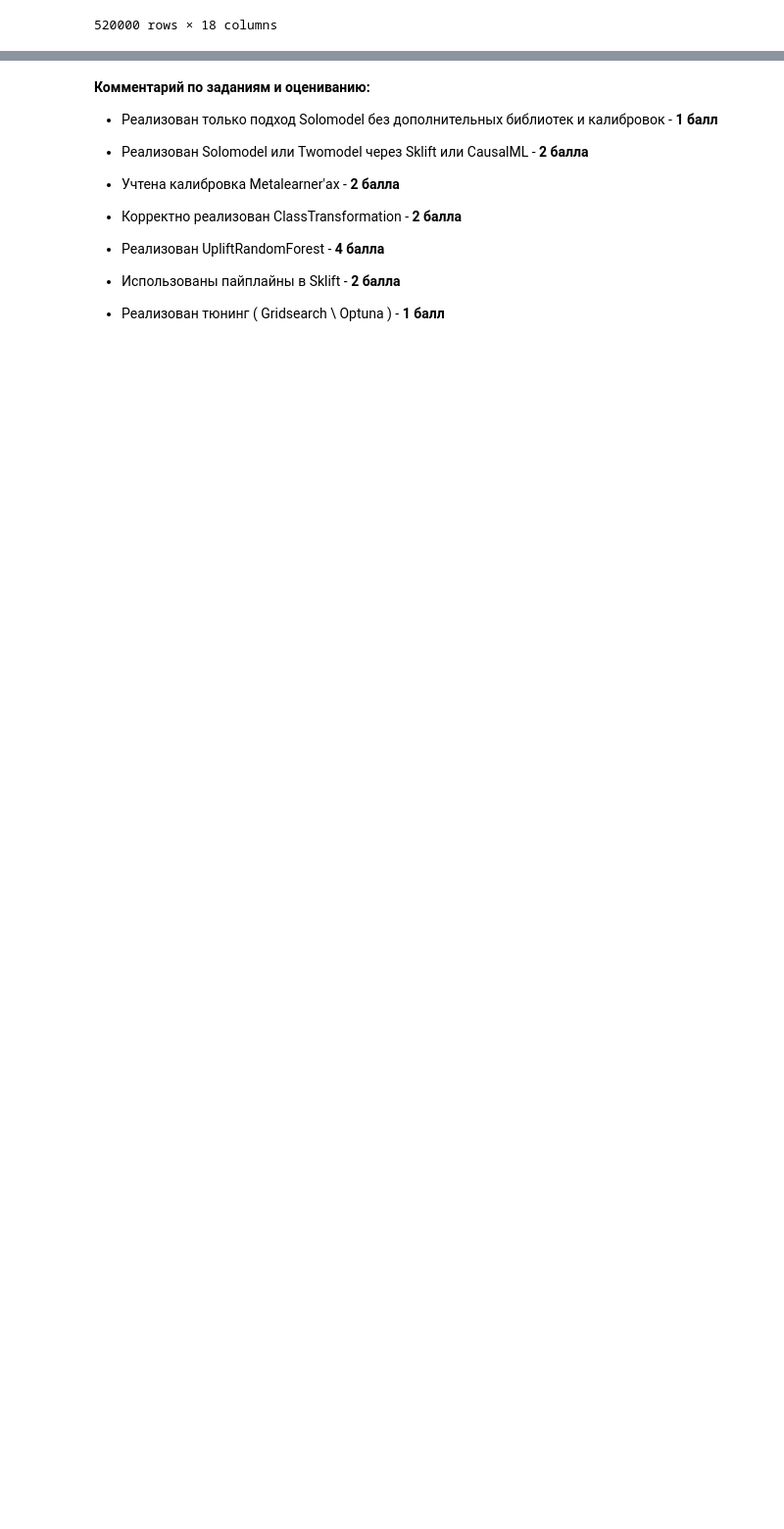
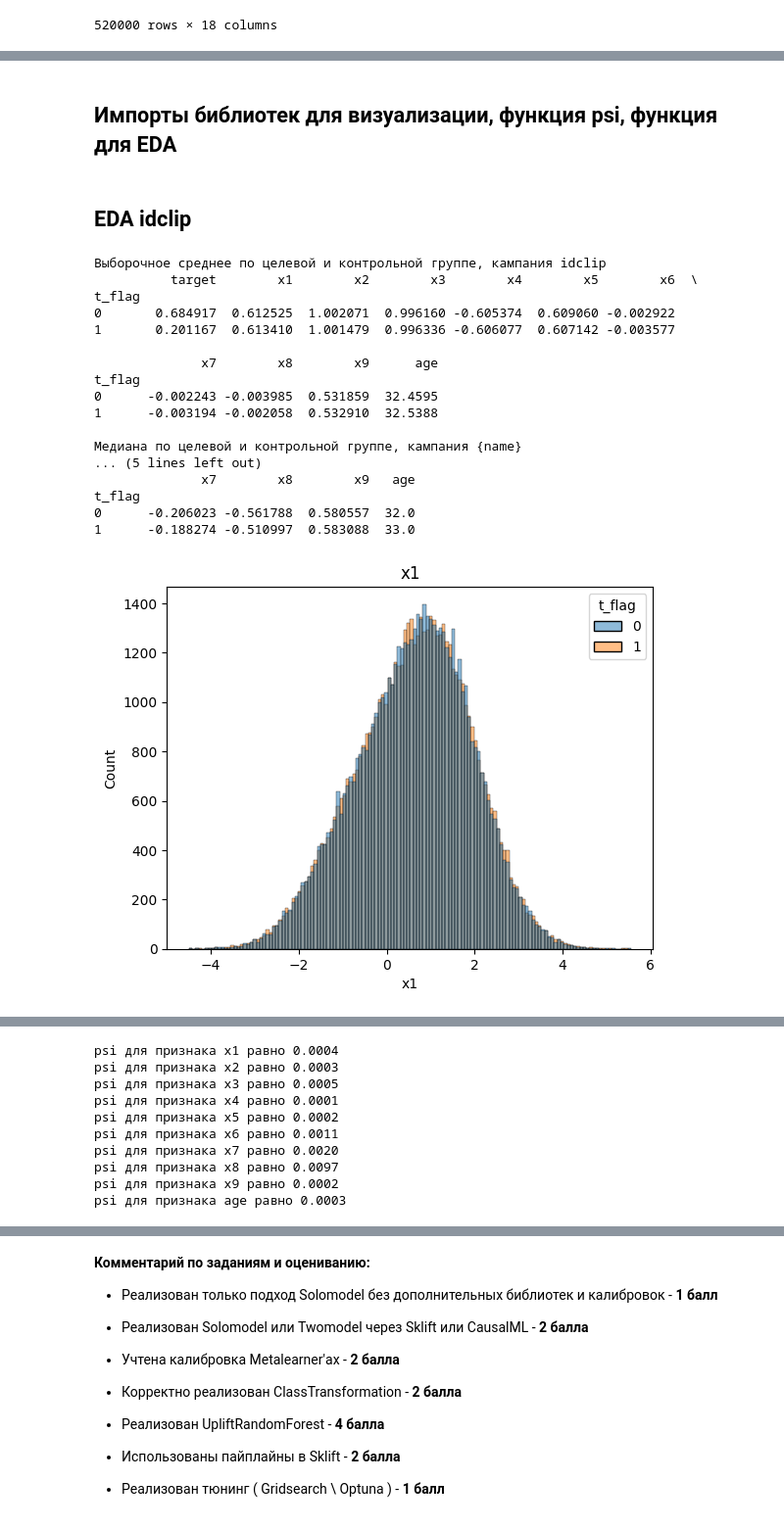
Before and after one commit to InnaBoby/ML_HSE, a Jupyter notebook: HW_6/AI_HW6_uplift.ipynb, the cells around one changed output, grey strips where cells are left out. Shown at 98% size. Saved outputs shown, nothing was run; the diff lists cells and outputs as text; code cells hidden in the pictures; blank space fills up the shorter version.

```diff
--- a/HW_6/AI_HW6_uplift.ipynb
+++ b/HW_6/AI_HW6_uplift.ipynb
@@ -456,4 +391,0 @@ data.select_dtypes(include=['int', 'float']).groupby(by='t_flag').median()
-# %%
-for col in data.select_dtypes(include=['int', 'float']).columns.to_list()[3:]:
-    sns.histplot(data = data, x=col, hue='t_flag').set_title(col)
-    plt.show()
@@ -503,0 +392,2 @@ for col in x_names:
+# %% [markdown]
+## Импорты библиотек для визуализации, функция psi, функция для EDA
@@ -503,0 +479,57 @@ for col in x_names:
+# %%
+def campaing_EDA(name: str):
+    '''
+    Функция для анализа данных по кампании
+
+    :name - название кампании
+    '''
+    #выбор данных соответствующей кампании
+    camp_df = data[data['campaing_id']==name]
+    camp_df=camp_df.drop(columns=['user_id'])
+    #расчет среднего
+    print(f'Выборочное среднее по целевой и контрольной группе, кампания {name}')
+    print (camp_df.select_dtypes(include=['int', 'float']).groupby(by='t_flag').mean())
+    print()
+    #расчет медианы
+    print('Медиана по целевой и контрольной группе, кампания {name}')
+    print (camp_df.select_dtypes(include=['int', 'float']).groupby(by='t_flag').median())
+    print()
+    #плотности распределений целевой и контрольной группы по признакам
+    for col in camp_df.select_dtypes(include=['int', 'float']).columns.to_list()[2:]:
+        sns.histplot(data = camp_df, x=col, hue='t_flag').set_title(col)
+        plt.show()
+    #расчет индекса psi
+    df_1 = camp_df.drop(columns = ['target'])
+    df_1.t_flag = df_1.t_flag.astype('str')
+    df_1.t_flag = df_1.t_flag.replace({'0':'control',
+                                        '1':'test'})
+    df_1 = df_1.rename(columns={'t_flag':'group'})
+
+    for col in df_1.select_dtypes(include=['int', 'float']):
+        psi = calculate_psi(expected = df_1[df_1.group == 'control'][col],
+                            actual = df_1[df_1.group == 'test'][col])
+        print(f'psi для признака {col} равно {psi:.4f}')
+    return camp_df
+# %% [markdown]
+## EDA idclip
+# %%
+idclip_df = campaing_EDA('idclip')
+# %% [output]
+Выборочное среднее по целевой и контрольной группе, кампания idclip
+          target        x1        x2        x3        x4        x5        x6  \
+t_flag
+0       0.684917  0.612525  1.002071  0.996160 -0.605374  0.609060 -0.002922
+1       0.201167  0.613410  1.001479  0.996336 -0.606077  0.607142 -0.003577
+
+              x7        x8        x9      age
+t_flag
+0      -0.002243 -0.003985  0.531859  32.4595
+1      -0.003194 -0.002058  0.532910  32.5388
+
+Медиана по целевой и контрольной группе, кампания {name}
+... (5 lines left out)
+              x7        x8        x9   age
+t_flag
+0      -0.206023 -0.561788  0.580557  32.0
+1      -0.188274 -0.510997  0.583088  33.0
+[figure, added]
@@ -503,0 +545,10 @@ for col in x_names:
+psi для признака x1 равно 0.0004
+psi для признака x2 равно 0.0003
+psi для признака x3 равно 0.0005
+psi для признака x4 равно 0.0001
+psi для признака x5 равно 0.0002
+psi для признака x6 равно 0.0011
+psi для признака x7 равно 0.0020
+psi для признака x8 равно 0.0097
+psi для признака x9 равно 0.0002
+psi для признака age равно 0.0003
```
Also changed, not shown: parts of 55 cells of this notebook.
